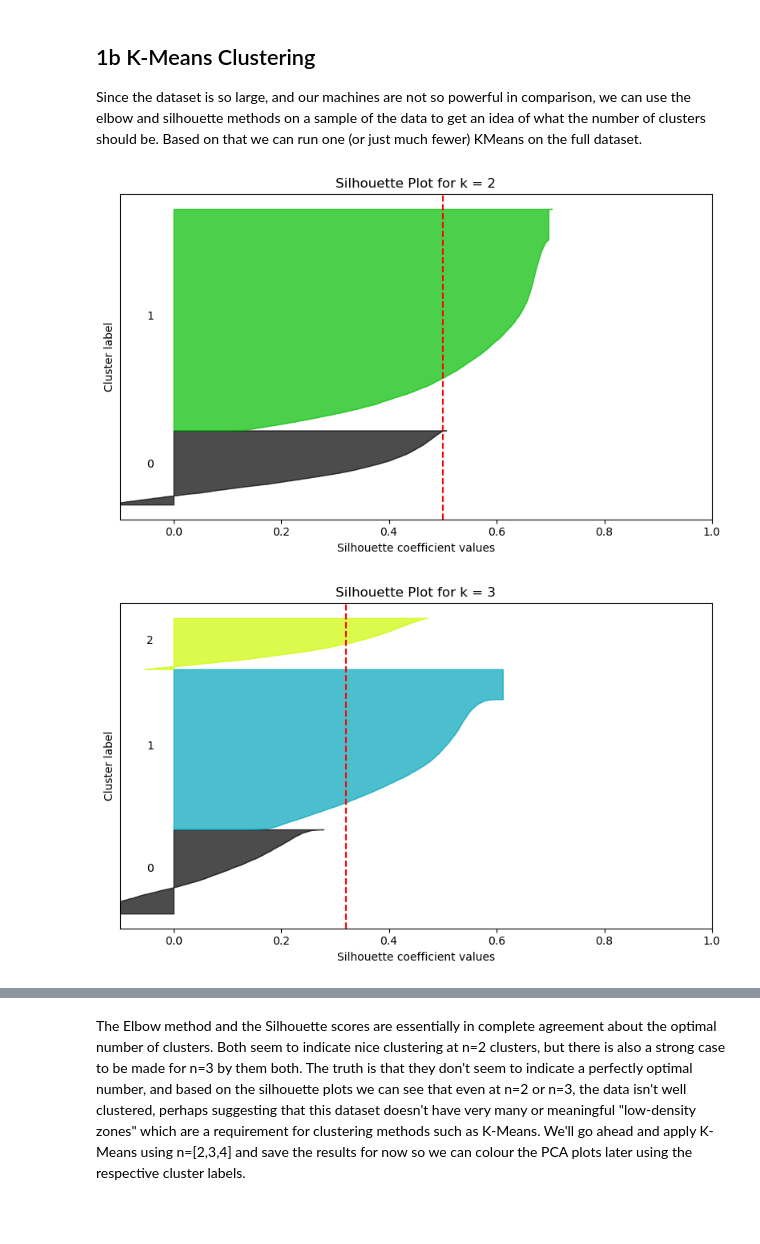
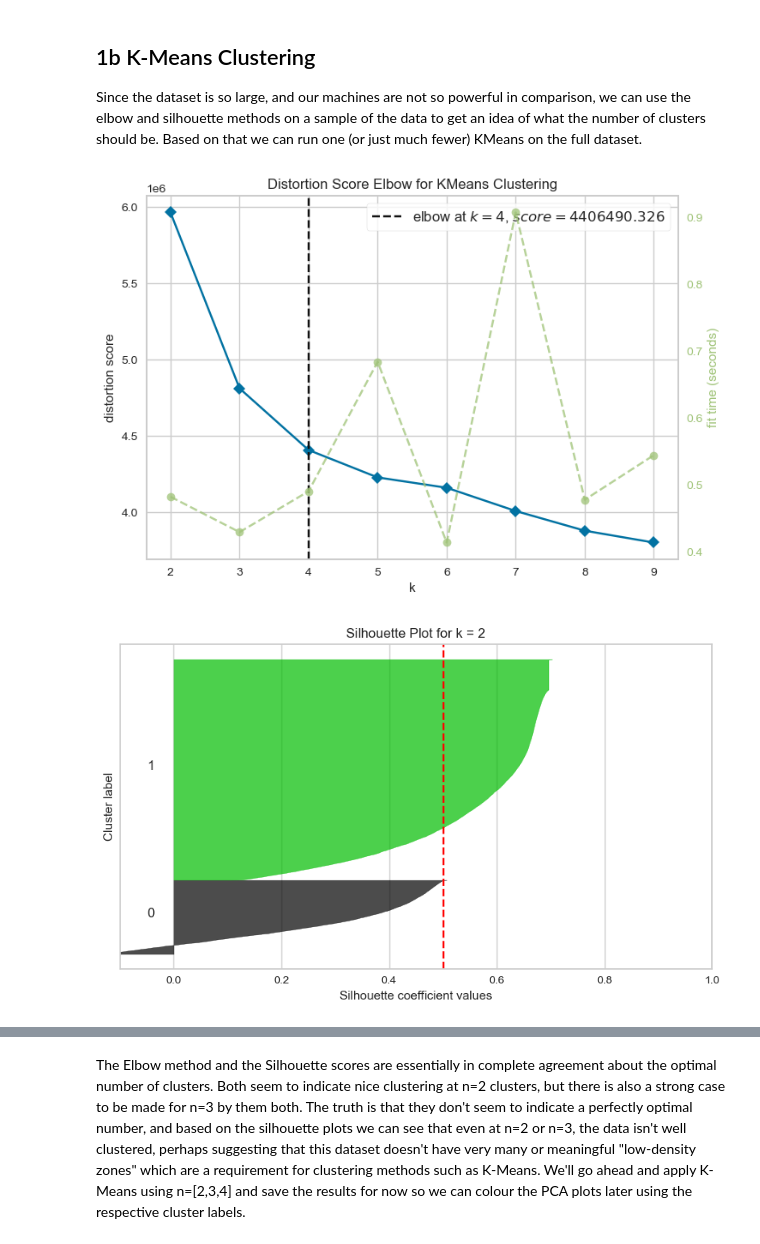
Before and after one commit to namrapatel/ca-households, a Jupyter notebook: namra.ipynb, the cells around one changed output, grey strips where cells are left out. Drawn from its saved outputs; the diff is of its cells as text; code cells hidden in the pictures; blank space fills up the shorter version.

```diff
--- a/namra.ipynb
+++ b/namra.ipynb
@@ -224,6 +224,7 @@ import matplotlib.pyplot as plt
 from sklearn.cluster import KMeans
 from sklearn.metrics import silhouette_samples, silhouette_score
 import matplotlib.cm as cm
+from yellowbrick.cluster import KElbowVisualizer
 
 # === STEP 1: Sample the data ===
 sample_size = 20000
@@ -231,72 +232,62 @@ rng = np.random.default_rng(seed=42)
 sample_idx = rng.choice(data_scaled_df.shape[0], size=sample_size, replace=False)
 sample = data_scaled_df.iloc[sample_idx]
 
-# === STEP 2: Try different cluster counts and plot silhouette plots ===
+# === STEP 2: Use KElbowVisualizer to find optimal k ===
+model = KMeans(random_state=42, n_init='auto')
+visualizer = KElbowVisualizer(model, k=(2, 10), locate_elbow=True)
+visualizer.fit(sample)
+visualizer.show()
+optimal_k = visualizer.elbow_value_
+
+# === STEP 3: Silhouette plots for a few cluster options ===
 range_n_clusters = list(range(2, 6))
-inertias = []
 silhouette_scores = []
 
 for k in range_n_clusters:
-    fig, ax = plt.subplots(1, 1)
+    fig, ax = plt.subplots()
     fig.set_size_inches(8, 5)
 
-    # Run KMeans
     kmeans = KMeans(n_clusters=k, random_state=42, n_init='auto')
     cluster_labels = kmeans.fit_predict(sample)
 
-    # Inertia and silhouette scores
-    inertias.append(kmeans.inertia_)
     silhouette_avg = silhouette_score(sample, cluster_labels)
     silhouette_scores.append(silhouette_avg)
 
-    # Compute the silhouette scores for each sample
     sample_silhouette_values = silhouette_samples(sample, cluster_labels)
 
     y_lower = 10
     for i in range(k):
-        # Aggregate the silhouette scores for samples in cluster i
         ith_cluster_silhouette_values = sample_silhouette_values[cluster_labels == i]
         ith_cluster_silhouette_values.sort()
 
         size_cluster_i = ith_cluster_silhouette_values.shape[0]
         y_upper = y_lower + size_cluster_i
 
         color = cm.nipy_spectral(float(i) / k)
         ax.fill_betweenx(np.arange(y_lower, y_upper),
                          0, ith_cluster_silhouette_values,
                          facecolor=color, edgecolor=color, alpha=0.7)
 
-        # Label the silhouette plots with their cluster numbers
         ax.text(-0.05, y_lower + 0.5 * size_cluster_i, str(i))
-
-        y_lower = y_upper + 10  # Add space between clusters
+        y_lower = y_upper + 10
 
     ax.axvline(x=silhouette_avg, color="red", linestyle="--")
     ax.set_title(f"Silhouette Plot for k = {k}")
     ax.set_xlabel("Silhouette coefficient values")
     ax.set_ylabel("Cluster label")
-    ax.set_yticks([])  # Clear the y-axis labels
+    ax.set_yticks([])
     ax.set_xlim([-0.1, 1])
     plt.tight_layout()
     plt.show()
 
-# === STEP 3: Plot elbow and silhouette scores ===
-plt.figure(figsize=(12, 5))
-
-plt.subplot(1, 2, 1)
-plt.plot(range_n_clusters, inertias, marker='o')
-plt.title("Elbow Method (Sampled Data)")
-plt.xlabel("Number of Clusters (k)")
-plt.ylabel("Inertia")
-
-plt.subplot(1, 2, 2)
+# === STEP 4: Plot silhouette scores ===
+plt.figure(figsize=(6, 4))
 plt.plot(range_n_clusters, silhouette_scores, marker='o', color='orange')
 plt.title("Average Silhouette Score (Sampled Data)")
 plt.xlabel("Number of Clusters (k)")
 plt.ylabel("Silhouette Score")
-
 plt.tight_layout()
 plt.show()
 # %% [output]
-[figure, old version]
+[figure, new version]
-[figure, old version]
+[figure, new version]
```
Also changed, not shown: parts of 11 cells of this notebook.
